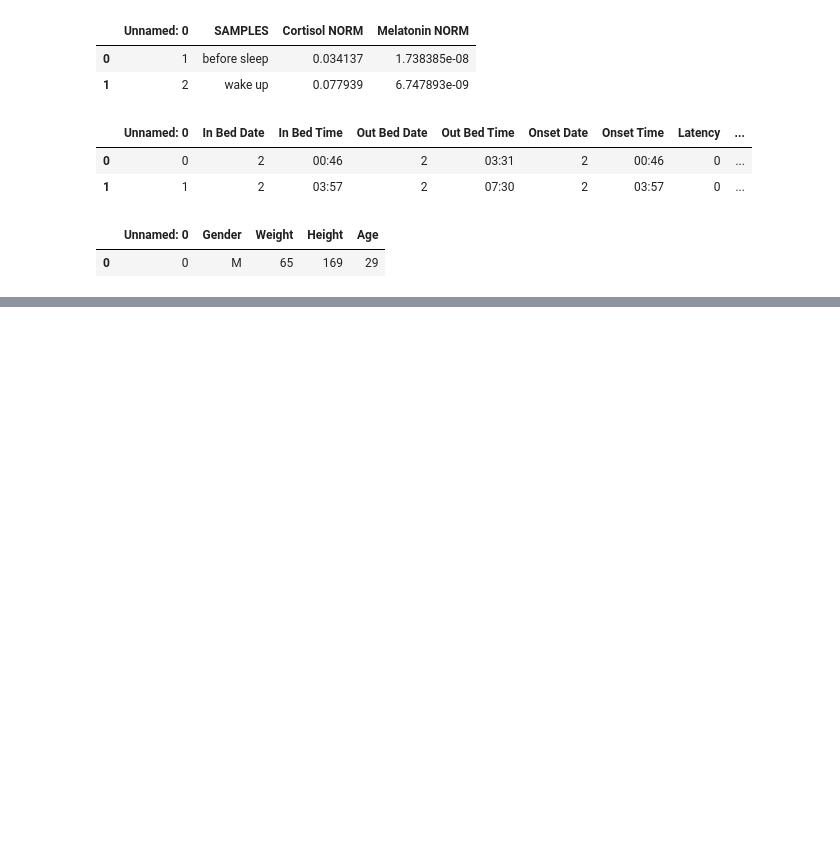
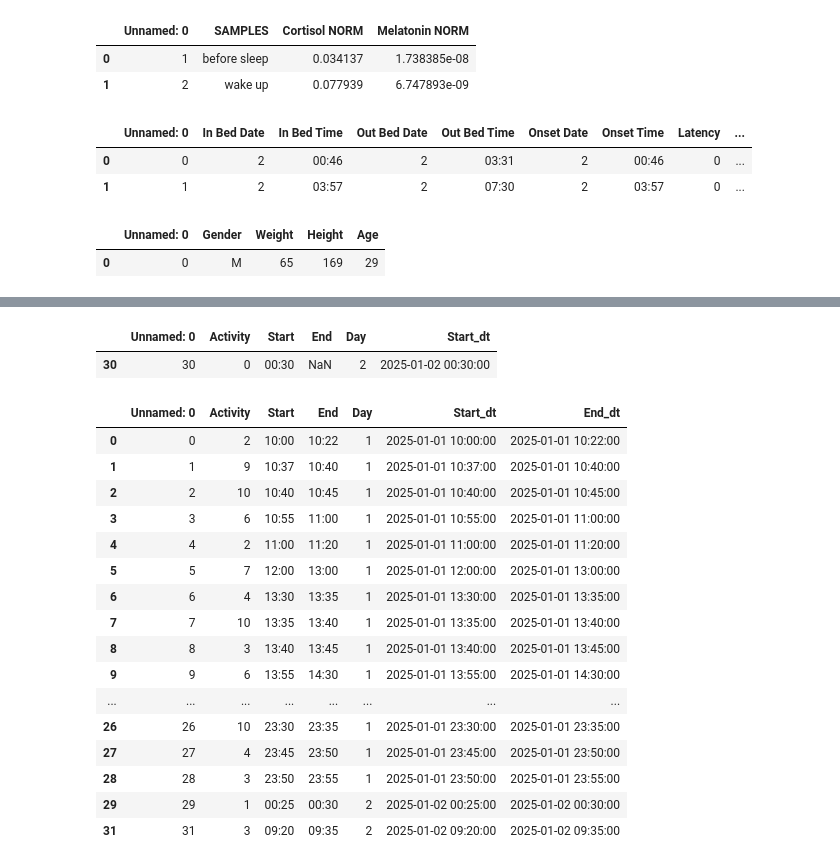
Before and after one commit to slowloris-98/HAR_MMASH, a Jupyter notebook: demo2-test.ipynb, the cells around one changed output, grey strips where cells are left out. Saved outputs shown, nothing was run; the diff lists cells and outputs as text; code cells hidden in the pictures; blank space fills up the shorter version.

```diff
--- a/demo2-test.ipynb
+++ b/demo2-test.ipynb
@@ -92,0 +129,28 @@ df_user_info.head()
+# %%
+import datetime
+
+# Define a base date (could be any date; just keep consistent for Day 1 vs Day 2)
+base_date = datetime.date(2025, 1, 1)
+
+def make_datetime(day_number, time_str):
+    """
+    day_number: 1 or 2
+    time_str: string in 'HH:MM' format
+    """
+    # Convert day_number to a real date by adding (day_number - 1) days to the base_date
+    actual_date = base_date + datetime.timedelta(days=day_number - 1)
+    # Convert the time_str (HH:MM) to a time object
+    time_obj = datetime.datetime.strptime(time_str, "%H:%M").time()
+    # Combine date and time into a datetime
+    return datetime.datetime.combine(actual_date, time_obj)
+
+# Create datetime columns for Start and End
+df_acti['Start_dt'] = df_acti.apply(
+    lambda row: make_datetime(row['Day'], row['Start']), axis=1
+)
+df_acti['End_dt'] = df_acti.apply(
+    lambda row: make_datetime(row['Day'], row['End']), axis=1
+)
+
+# Now you can drop (or keep) the original columns if you want
+# df_activity.drop(['Day','Start','End'], axis=1, inplace=True)
@@ -92,0 +197,28 @@ df_user_info.head()
+# %%
+# Check where Start or End is null (NaN)
+df_acti[df_acti['Start'].isna() | df_acti['End'].isna()]
+# %% [output]
+|  | Unnamed: 0 | Activity | Start | End | Day | Start_dt |
+| 30 | 30 | 0 | 00:30 | NaN | 2 | 2025-01-02 00:30:00 |
+# %%
+df_acti = df_acti.dropna(subset=["Start", "End"])
+# %%
+df_acti
+# %% [output]
+|  | Unnamed: 0 | Activity | Start | End | Day | Start_dt | End_dt |
+| 0 | 0 | 2 | 10:00 | 10:22 | 1 | 2025-01-01 10:00:00 | 2025-01-01 10:22:00 |
+| 1 | 1 | 9 | 10:37 | 10:40 | 1 | 2025-01-01 10:37:00 | 2025-01-01 10:40:00 |
+| 2 | 2 | 10 | 10:40 | 10:45 | 1 | 2025-01-01 10:40:00 | 2025-01-01 10:45:00 |
+| 3 | 3 | 6 | 10:55 | 11:00 | 1 | 2025-01-01 10:55:00 | 2025-01-01 11:00:00 |
+| 4 | 4 | 2 | 11:00 | 11:20 | 1 | 2025-01-01 11:00:00 | 2025-01-01 11:20:00 |
+| 5 | 5 | 7 | 12:00 | 13:00 | 1 | 2025-01-01 12:00:00 | 2025-01-01 13:00:00 |
+| 6 | 6 | 4 | 13:30 | 13:35 | 1 | 2025-01-01 13:30:00 | 2025-01-01 13:35:00 |
+| 7 | 7 | 10 | 13:35 | 13:40 | 1 | 2025-01-01 13:35:00 | 2025-01-01 13:40:00 |
+| 8 | 8 | 3 | 13:40 | 13:45 | 1 | 2025-01-01 13:40:00 | 2025-01-01 13:45:00 |
+| 9 | 9 | 6 | 13:55 | 14:30 | 1 | 2025-01-01 13:55:00 | 2025-01-01 14:30:00 |
+| ... | ... | ... | ... | ... | ... | ... | ... |
+| 26 | 26 | 10 | 23:30 | 23:35 | 1 | 2025-01-01 23:30:00 | 2025-01-01 23:35:00 |
+| 27 | 27 | 4 | 23:45 | 23:50 | 1 | 2025-01-01 23:45:00 | 2025-01-01 23:50:00 |
+| 28 | 28 | 3 | 23:50 | 23:55 | 1 | 2025-01-01 23:50:00 | 2025-01-01 23:55:00 |
+| 29 | 29 | 1 | 00:25 | 00:30 | 2 | 2025-01-02 00:25:00 | 2025-01-02 00:30:00 |
+| 31 | 31 | 3 | 09:20 | 09:35 | 2 | 2025-01-02 09:20:00 | 2025-01-02 09:35:00 |
```
Also changed, not shown: parts of 5 cells of this notebook, 54 other files.
